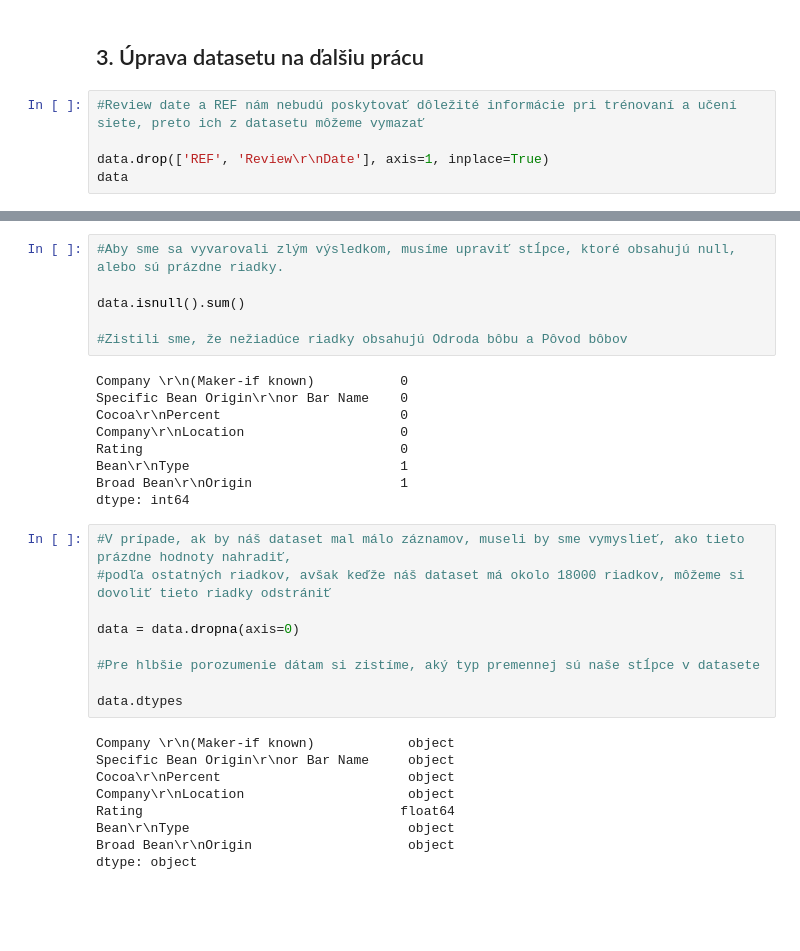
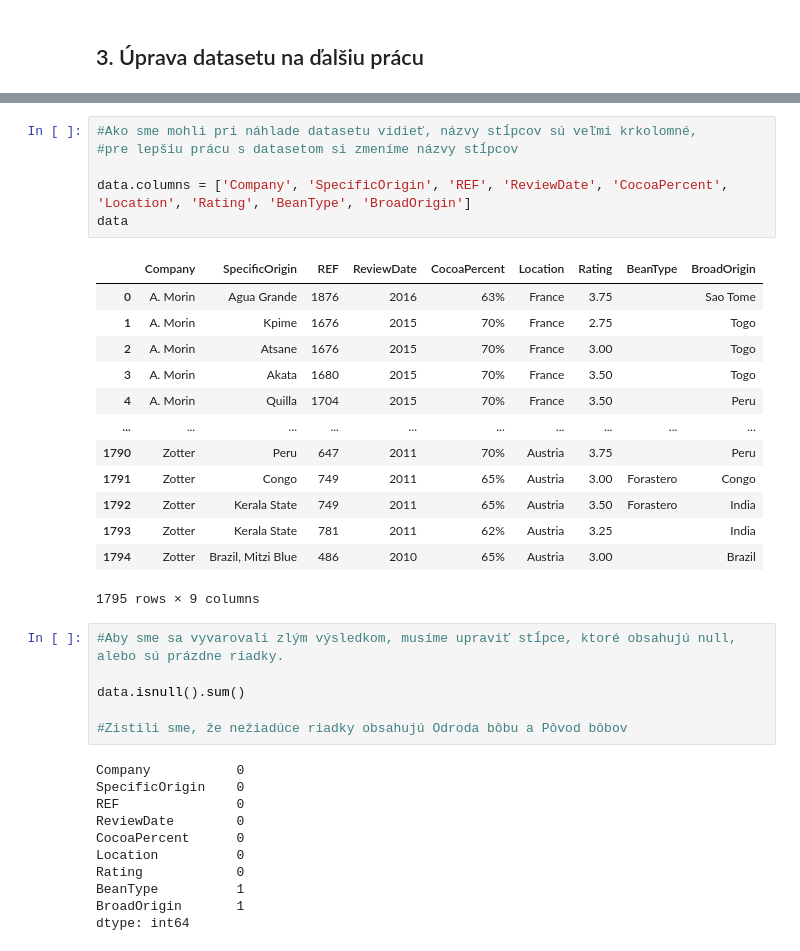
Before and after one commit to juraj-vanko/VankoJ_NS2021, a Jupyter notebook: VankoJ_NS2021.ipynb, the cells around one changed output, grey strips where cells are left out. Cells and saved outputs as stored; diff of their text form; blank space fills up the shorter version.

```diff
--- a/VankoJ_NS2021.ipynb
+++ b/VankoJ_NS2021.ipynb
@@ -78,8 +72,3 @@ plt.show()
 [figure]
 # %% [markdown]
 ## 3. Úprava datasetu na ďalšiu prácu
-# %%
-#Review date a REF nám nebudú poskytovať dôležité informácie pri trénovaní a učení siete, preto ich z datasetu môžeme vymazať
-
-data.drop(['REF', 'Review\r\nDate'], axis=1, inplace=True)
-data
@@ -100,3 +75,23 @@ data
+# %%
+#Ako sme mohli pri náhlade datasetu vidieť, názvy stĺpcov sú veľmi krkolomné,
+#pre lepšiu prácu s datasetom si zmeníme názvy stĺpcov
+
+data.columns = ['Company', 'SpecificOrigin', 'REF', 'ReviewDate', 'CocoaPercent', 'Location', 'Rating', 'BeanType', 'BroadOrigin']
+data
+# %% [output]
+|  | Company | SpecificOrigin | REF | ReviewDate | CocoaPercent | Location | Rating | BeanType | BroadOrigin |
+| 0 | A. Morin | Agua Grande | 1876 | 2016 | 63% | France | 3.75 |  | Sao Tome |
+| 1 | A. Morin | Kpime | 1676 | 2015 | 70% | France | 2.75 |  | Togo |
+| 2 | A. Morin | Atsane | 1676 | 2015 | 70% | France | 3.00 |  | Togo |
+| 3 | A. Morin | Akata | 1680 | 2015 | 70% | France | 3.50 |  | Togo |
+| 4 | A. Morin | Quilla | 1704 | 2015 | 70% | France | 3.50 |  | Peru |
+| ... | ... | ... | ... | ... | ... | ... | ... | ... | ... |
+| 1790 | Zotter | Peru | 647 | 2011 | 70% | Austria | 3.75 |  | Peru |
+| 1791 | Zotter | Congo | 749 | 2011 | 65% | Austria | 3.00 | Forastero | Congo |
+| 1792 | Zotter | Kerala State | 749 | 2011 | 65% | Austria | 3.50 | Forastero | India |
+| 1793 | Zotter | Kerala State | 781 | 2011 | 62% | Austria | 3.25 |  | India |
+| 1794 | Zotter | Brazil, Mitzi Blue | 486 | 2010 | 65% | Austria | 3.00 |  | Brazil |
+1795 rows × 9 columns
 # %%
 #Aby sme sa vyvarovali zlým výsledkom, musíme upraviť stĺpce, ktoré obsahujú null, alebo sú prázdne riadky.
 
@@ -104,29 +99,13 @@ data.isnull().sum()
 
 #Zistili sme, že nežiadúce riadky obsahujú Odroda bôbu a Pôvod bôbov
 # %% [output]
-Company \r\n(Maker-if known)           0
-Specific Bean Origin\r\nor Bar Name    0
-Cocoa\r\nPercent                       0
-Company\r\nLocation                    0
-Rating                                 0
-Bean\r\nType                           1
-Broad Bean\r\nOrigin                   1
+Company           0
+SpecificOrigin    0
+REF               0
+ReviewDate        0
+CocoaPercent      0
+Location          0
+Rating            0
+BeanType          1
+BroadOrigin       1
 dtype: int64
-# %%
-#V prípade, ak by náš dataset mal málo záznamov, museli by sme vymyslieť, ako tieto prázdne hodnoty nahradiť,
-#podľa ostatných riadkov, avšak keďže náš dataset má okolo 18000 riadkov, môžeme si dovoliť tieto riadky odstrániť
-
-data = data.dropna(axis=0)
-
-#Pre hlbšie porozumenie dátam si zistíme, aký typ premennej sú naše stĺpce v datasete
-
-data.dtypes
-# %% [output]
-Company \r\n(Maker-if known)            object
-Specific Bean Origin\r\nor Bar Name     object
-Cocoa\r\nPercent                        object
-Company\r\nLocation                     object
-Rating                                 float64
-Bean\r\nType                            object
-Broad Bean\r\nOrigin                    object
-dtype: object
```
Also changed, not shown: parts of 44 cells of this notebook.
